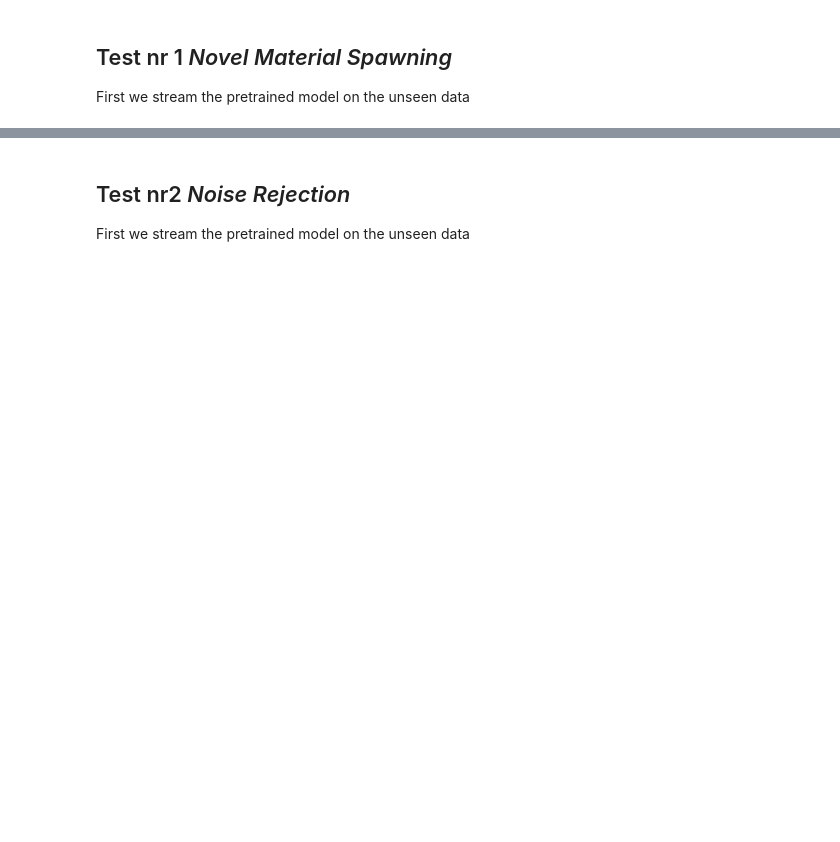
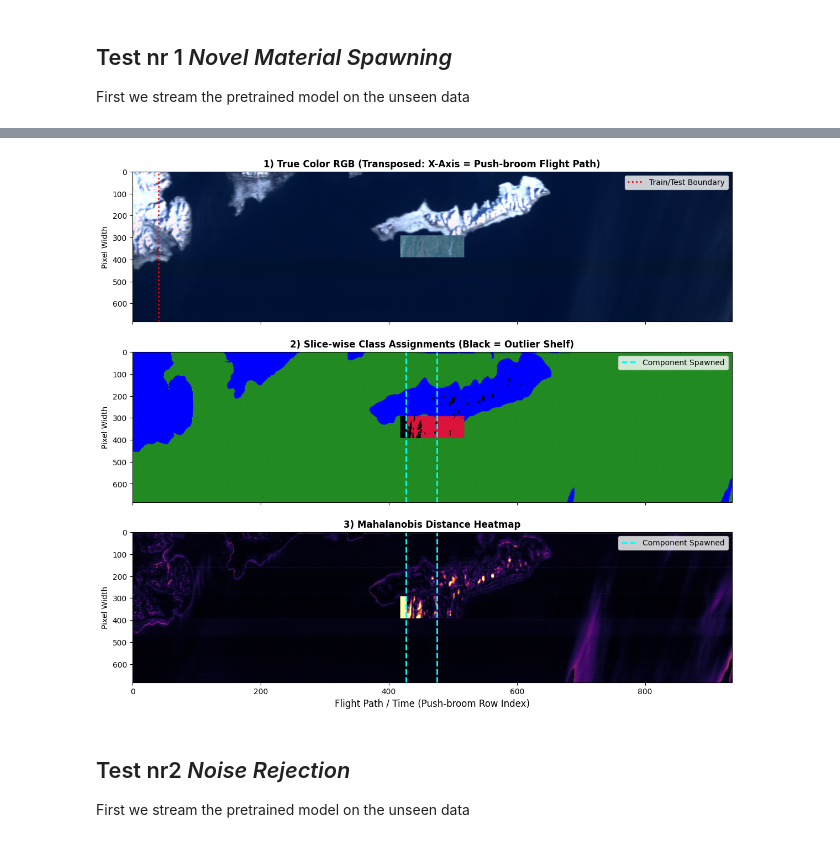
Before and after one commit to TrygveTafjord/OTFP-MFA-Streaming, a Jupyter notebook: testing/component_spawning.ipynb, the cells around one changed output, grey strips where cells are left out. Drawn from its saved outputs; the diff is of its cells as text; code cells hidden in the pictures; blank space fills up the shorter version.

```diff
--- a/testing/component_spawning.ipynb
+++ b/testing/component_spawning.ipynb
@@ -245,18 +255,12 @@ if img_train is None:
 
 # Your original code:
 img_train = img_train.reshape(-1, img_train.shape[-1])  # Flatten to (num_pixels, num_bands)
-num_samples = min(100000, img_train.shape[0])  # Limit to 100k samples for trainin to reduce timing
-
-# Sample a random subset of pixels for training to reduce computational load
-np.random.seed(42)  # For reproducibility during thesis drafting
-sample_indices = np.random.choice(img_train.shape[0], size=num_samples, replace=False)
-img_train_sampled = img_train[sample_indices]
 
 MFA_OTFP_model=MFA_OTFP(
-    init_data=torch.tensor(img_train_sampled, dtype=torch.float32),
+    init_data=torch.tensor(img_train, dtype=torch.float32),
     n_channels=120,
     device="cpu",
-    outlier_update_treshold=2000,
+    outlier_update_treshold=1000,
     q_max=6,
     K_max=5,
     L2_normalization=True
@@ -464,0 +350,73 @@ Detected 2053 outlier pixels exceeding the threshold (186.33).
+# %%
+import matplotlib.pyplot as plt
+import matplotlib.patches as patches
+from matplotlib.colors import ListedColormap
+
+# Create 3 stacked subplots that share the same X-axis (Time/Flight Path)
+fig, axes = plt.subplots(3, 1, figsize=(14, 12), sharex=True)
+
+# Define Colormap: -1=Black (Outlier), 0=Blue, 1=Green, 2=Red (Novel), etc.
+cmap_classes = ListedColormap(['black', 'blue', 'forestgreen', 'crimson', 'orange', 'purple'])
+cmap_classes.set_bad('white', 1.0) # Fallback for NaNs
+
+# --- PRE-COMPUTE RGB IMAGE ---
+# Select 3 bands to represent Red, Green, and Blue
+r_band, g_band, b_band = 70, 50, 30  # Adjust these to HYPSO-1's actual visible wavelengths
+rgb_cube = test_img_forest[:, :, [r_band, g_band, b_band]]
+
+# Normalize the RGB image to [0, 1] so matplotlib can display it.
+# Pro-tip: Using the 2nd and 98th percentiles prevents bright sensor spikes from washing out the image.
+p2, p98 = np.percentile(rgb_cube, (2, 98))
+rgb_normalized = np.clip((rgb_cube - p2) / (p98 - p2 + 1e-8), 0, 1)
+
+# Transpose the spatial dimensions from (Rows, Cols, 3) to (Cols, Rows, 3)
+# This keeps the 3 RGB channels intact while flipping the X and Y axes
+rgb_transposed = np.swapaxes(rgb_normalized, 0, 1)
+
+
+# --- Plot 1: Raw Image (Transposed) ---
+ax1 = axes[0]
+ax1.imshow(rgb_transposed, aspect='auto')
+
+# Dotted red line at training/test split (h=40)
+ax1.axvline(x=40, color='red', linestyle=':', linewidth=2, label="Train/Test Boundary")
+
+# Draw Outlier Square
+# Because we transposed, the original (x, y) coordinates swap to (y, x)
+rect = patches.Rectangle((f_row, f_col), 100, 100, linewidth=2, edgecolor='red', facecolor='none', linestyle='--')
+ax1.add_patch(rect)
+ax1.set_title("1) True Color RGB (Transposed: X-Axis = Push-broom Flight Path)", fontsize=12, fontweight='bold')
+ax1.set_ylabel("Pixel Width")
+ax1.legend(loc="upper right")
+
+# --- Plot 2: Class Assignments (Transposed) ---
+ax2 = axes[1]
+ax2.imshow(assignment_map.T, cmap=cmap_classes, aspect='auto', vmin=-1.5, vmax=4.5)
+
+# FIX: Loop through all spawn rows
+if len(spawn_rows) > 0:
+    for i, s_row in enumerate(spawn_rows):
+        # Only label the first line to keep the legend clean
+        lbl = "Component Spawned" if i == 0 else None
+        ax2.axvline(x=s_row, color='cyan', linestyle='--', linewidth=2, label=lbl)
+    ax2.legend(loc="upper right")
+
+ax2.set_title("2) Slice-wise Class Assignments (Black = Outlier Shelf)", fontsize=12, fontweight='bold')
+ax2.set_ylabel("Pixel Width")
+
+# --- Plot 3: Mahalanobis Distance Heatmap (Transposed) ---
+ax3 = axes[2]
+vmax_heat = test_nr1_model.chi2_threshold * 2
+im3 = ax3.imshow(mahalanobis_map.T, cmap='inferno', aspect='auto', vmin=0, vmax=vmax_heat)
+
+# FIX: Loop through all spawn rows here as well
+if len(spawn_rows) > 0:
+    for i, s_row in enumerate(spawn_rows):
+        lbl = "Component Spawned" if i == 0 else None
+        ax3.axvline(x=s_row, color='cyan', linestyle='--', linewidth=2, label=lbl)
+    ax3.legend(loc="upper right")
+
+ax3.set_title("3) Mahalanobis Distance Heatmap", fontsize=12, fontweight='bold')
+ax3.set_xlabel("Flight Path / Time (Push-broom Row Index)", fontsize=12)
+ax3.set_ylabel("Pixel Width")
+# %% [output]
@@ -465,3 +424,4 @@ Detected 2053 outlier pixels exceeding the threshold (186.33).
+[figure, added]
 # %% [markdown]
 ## Test nr2 *Noise Rejection*
 First we stream the pretrained model on the unseen data
```
Also changed, not shown: parts of 13 cells of this notebook, 4 other files.
